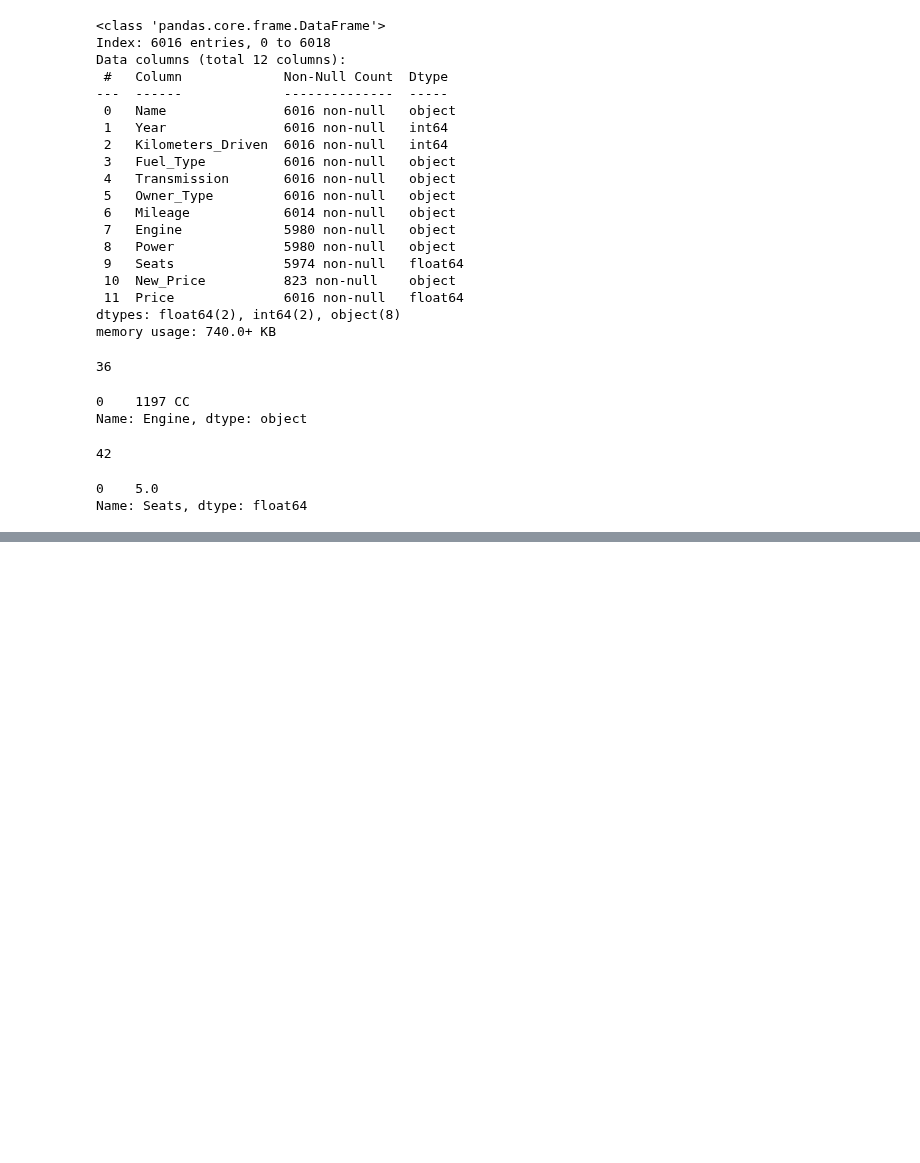
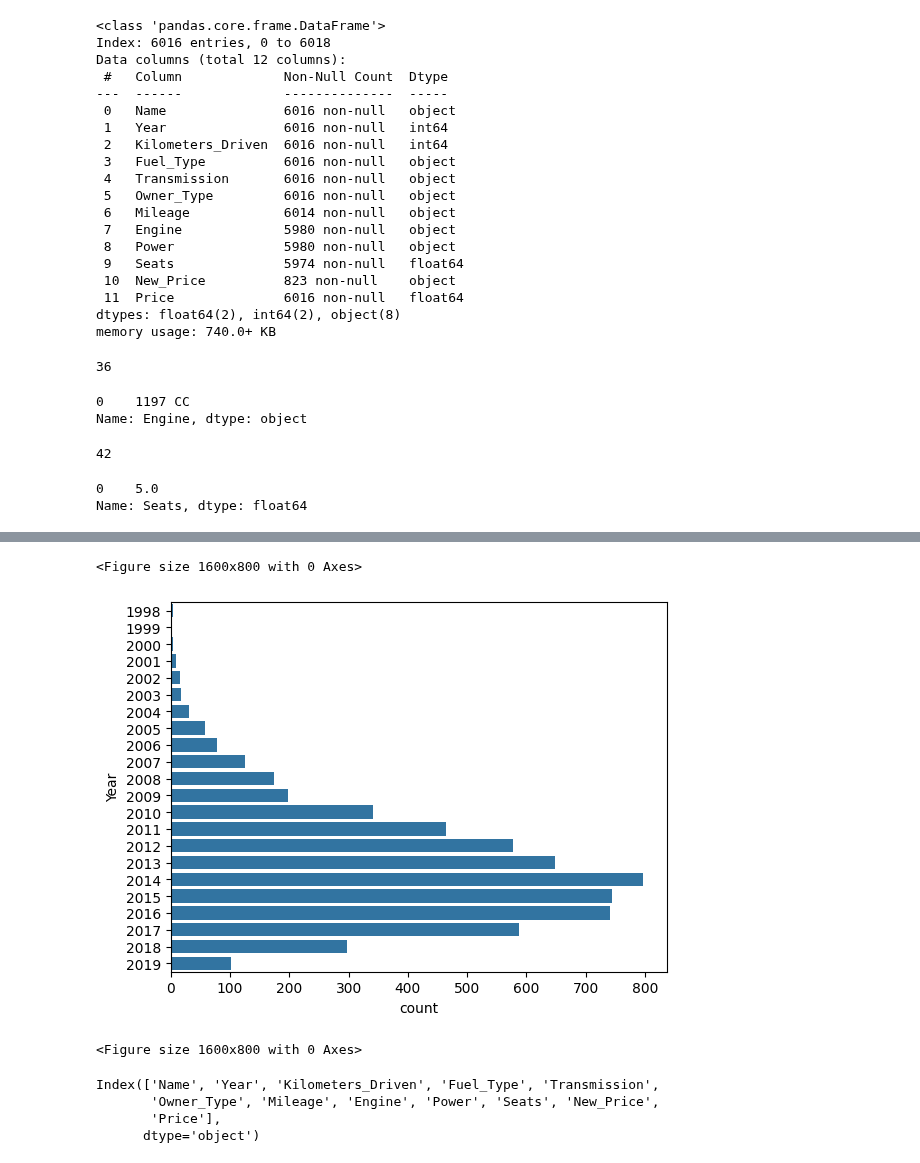
Before and after one commit to Vanshaj14Mohan/AIML-College, a Jupyter notebook: Files/main.ipynb, the cells around one changed output, grey strips where cells are left out. Saved outputs shown, nothing was run; the diff lists cells and outputs as text; code cells hidden in the pictures; blank space fills up the shorter version.

```diff
--- a/Files/main.ipynb
+++ b/Files/main.ipynb
@@ -242,0 +276,4 @@ df.head()
+# %%
+#For New Price
+df["New_Price"] = df["New_Price"].fillna(df["New_Price"].mode()[0]) # Replace missing values with the most frequent value
+df.head()
@@ -242,0 +287,14 @@ df.head()
+# %%
+sns.countplot(data=df, y="Year")
+plt.figure(figsize=(16,8))
+# %% [output]
+<Figure size 1600x800 with 0 Axes>
+[figure, added]
+<Figure size 1600x800 with 0 Axes>
+# %%
+df.columns
+# %% [output]
+Index(['Name', 'Year', 'Kilometers_Driven', 'Fuel_Type', 'Transmission',
+       'Owner_Type', 'Mileage', 'Engine', 'Power', 'Seats', 'New_Price',
+       'Price'],
+      dtype='object')
```
Also changed, not shown: parts of 20 cells of this notebook.
